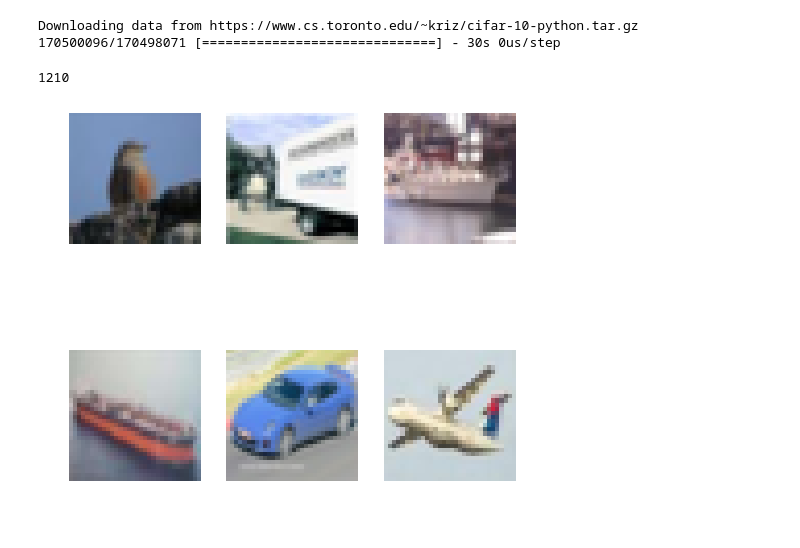
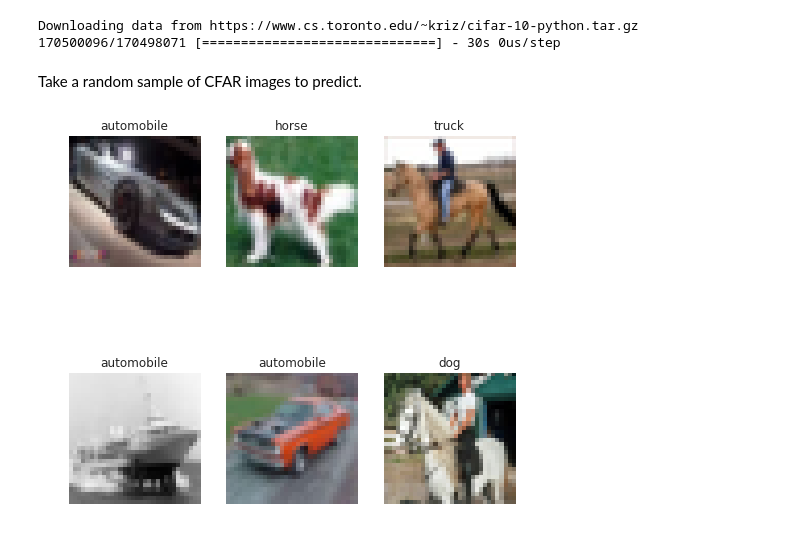
Before and after one commit to jhancock1975/keras_tutorials, a Jupyter notebook: drawing_cfar_images.ipynb, the cells around one changed output. Drawn from its saved outputs; the diff is of its cells as text; code cells hidden in the pictures.

Commit message:
notebook for rendering predictions from model

```diff
--- a/drawing_cfar_images.ipynb
+++ b/drawing_cfar_images.ipynb
@@ -17,19 +22,27 @@ Using TensorFlow backend.
 # %% [output]
 Downloading data from https://www.cs.toronto.edu/~kriz/cifar-10-python.tar.gz
 170500096/170498071 [==============================] - 30s 0us/step
+# %%
+model = load_model('saved_models/keras_cifar10_trained_model.h5')
+# %% [markdown]
+Take a random sample of CFAR images to predict.
 # %%
-np.random.randint(x_test.shape[0])
+cfar_sample = np.array([x_test[i] for i in np.random.randint(x_test.shape[0], size=(6))])
-# %% [output]
-1210
+# %%
+cfar_categories = ['airplane','automobile','bird','cat','deer','dog','frog','horse','ship','truck']
+def get_category(x):
+    return cfar_categories[max(enumerate(x), key=operator.itemgetter(1))[0]]
 # %%
 columns = 3
 rows = 2
+img_arr = x_test[np.random.randint(x_test.shape[0], size=(columns*rows))]
+predictions = [get_category(model.predict(img_arr)[i]) for i in range(len(img_arr))]
 fig=plt.figure(figsize=(8, 8))
 for i in range(1, columns*rows +1):
-    img_arr = x_test[np.random.randint(x_test.shape[0])]
     fig.add_subplot(rows, columns, i)
-    plt.imshow(img_arr)
+    plt.imshow(img_arr[i - 1])
     plt.axis('off');
+    plt.title(predictions[i - 1])
 plt.show()
 # %% [output]
-[figure, old version]
+[figure, new version]
```
Also changed, not shown: parts of 1 cell of this notebook.
